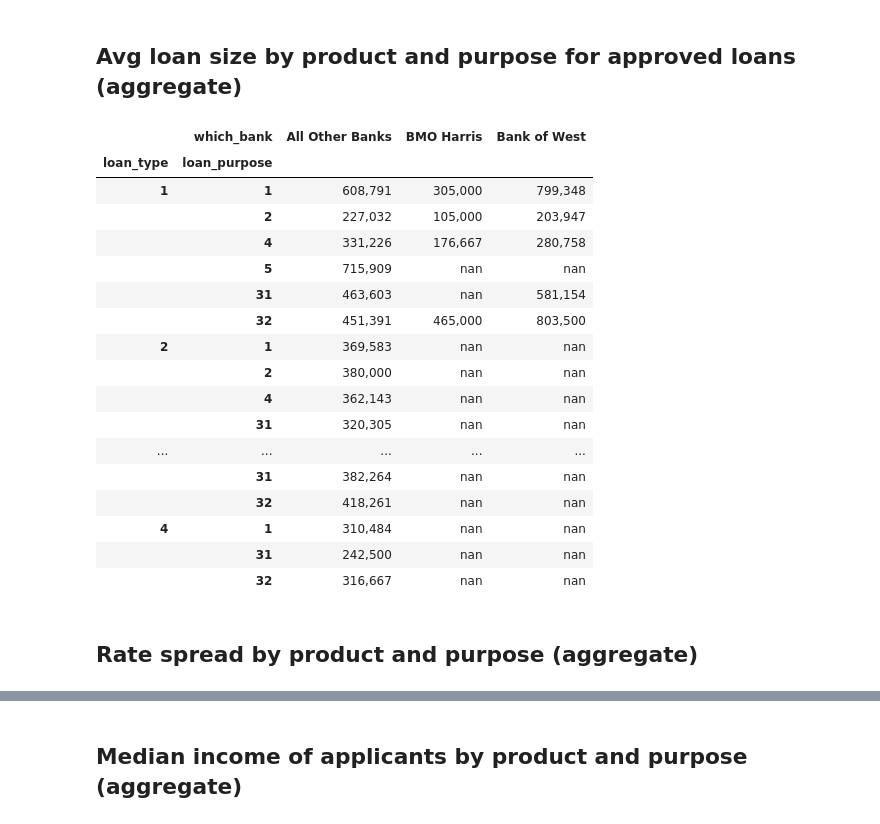
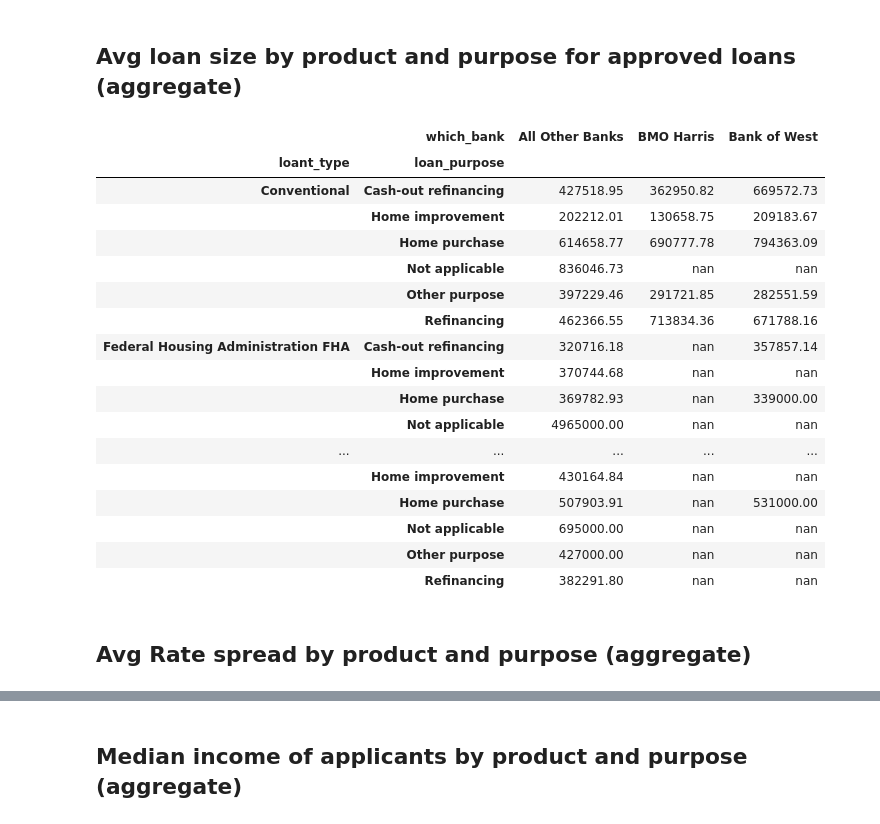
Before and after one commit to LeDataSciFi/FinTech-Capstone-2023, a Jupyter notebook: code/Descriptive_Statistics.ipynb, the cells around one changed output, grey strips where cells are left out. Saved outputs shown, nothing was run; the diff lists cells and outputs as text; code cells hidden in the pictures.

```diff
--- a/code/Descriptive_Statistics.ipynb
+++ b/code/Descriptive_Statistics.ipynb
@@ -101,0 +66,19 @@ pivot.style.format('{:,.2f}')
+# %%
+# Our tables will contract BMO and BOW to all other banks
+def lei_map(lei):
+    if lei == 'QOT5WN9RBKQTFRVKEV31':
+        return 'Bank of West'
+    elif lei == '3Y4U8VZURTYWI1W2K376':
+        return 'BMO Harris'
+    elif lei == np.nan:
+        return np.nan
+    else:
+        return 'All Other Banks'
+
+hmda['which_bank'] = hmda['lei'].map(lei_map)
+
+hmda['approved'] = (hmda['action_taken'] == "Loan Originated") | (hmda['action_taken'] == "Application approved but not accepted")
+
+hmda['application'] = (hmda['action_taken'] == "Loan Originated") | (hmda['action_taken'] == "Application approved but not accepted") | (hmda['action_taken'] == "Application denied")
+
+hmda['denial'] = (hmda['action_taken'] == "Application denied")
@@ -130,29 +143,29 @@ hmda.pivot_table(index=['loant_type', 'loan_purpose'],
 # %%
 hmda.query('action_taken == "Loan Originated"').pivot_table(index=['loant_type', 'loan_purpose'],
                  columns = ['which_bank'],
                  values='loan_amount',
-                 aggfunc='mean').style.format('{:,.0f}')
+                 aggfunc='mean').applymap("{:.2f}".format)
 # %% [output]
 |  | which_bank | All Other Banks | BMO Harris | Bank of West |
-| loan_type | loan_purpose |  |  |  |
-| 1 | 1 | 608,791 | 305,000 | 799,348 |
-|  | 2 | 227,032 | 105,000 | 203,947 |
-|  | 4 | 331,226 | 176,667 | 280,758 |
-|  | 5 | 715,909 | nan | nan |
-|  | 31 | 463,603 | nan | 581,154 |
-|  | 32 | 451,391 | 465,000 | 803,500 |
-| 2 | 1 | 369,583 | nan | nan |
-|  | 2 | 380,000 | nan | nan |
-|  | 4 | 362,143 | nan | nan |
-|  | 31 | 320,305 | nan | nan |
+| loant_type | loan_purpose |  |  |  |
+| Conventional | Cash-out refinancing | 427518.95 | 362950.82 | 669572.73 |
+|  | Home improvement | 202212.01 | 130658.75 | 209183.67 |
+|  | Home purchase | 614658.77 | 690777.78 | 794363.09 |
+|  | Not applicable | 836046.73 | nan | nan |
+|  | Other purpose | 397229.46 | 291721.85 | 282551.59 |
+|  | Refinancing | 462366.55 | 713834.36 | 671788.16 |
+| Federal Housing Administration FHA | Cash-out refinancing | 320716.18 | nan | 357857.14 |
+|  | Home improvement | 370744.68 | nan | nan |
+|  | Home purchase | 369782.93 | nan | 339000.00 |
+|  | Not applicable | 4965000.00 | nan | nan |
 | ... | ... | ... | ... | ... |
-|  | 31 | 382,264 | nan | nan |
-|  | 32 | 418,261 | nan | nan |
-| 4 | 1 | 310,484 | nan | nan |
-|  | 31 | 242,500 | nan | nan |
-|  | 32 | 316,667 | nan | nan |
+|  | Home improvement | 430164.84 | nan | nan |
+|  | Home purchase | 507903.91 | nan | 531000.00 |
+|  | Not applicable | 695000.00 | nan | nan |
+|  | Other purpose | 427000.00 | nan | nan |
+|  | Refinancing | 382291.80 | nan | nan |
 # %% [markdown]
-## Rate spread by product and purpose (aggregate)
+## Avg Rate spread by product and purpose (aggregate)
 # %%
 hmda.pivot_table(index=['loant_type', 'loan_purpose'],
                  columns = ['which_bank'],
```
Also changed, not shown: parts of 8 cells of this notebook, 2 other files.
